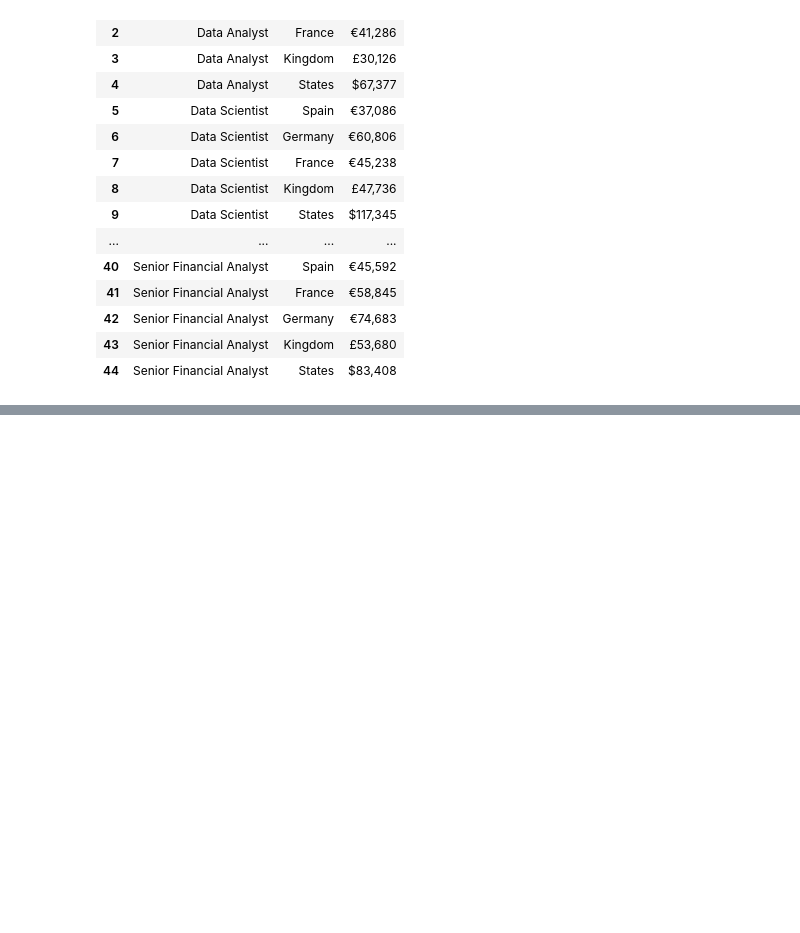
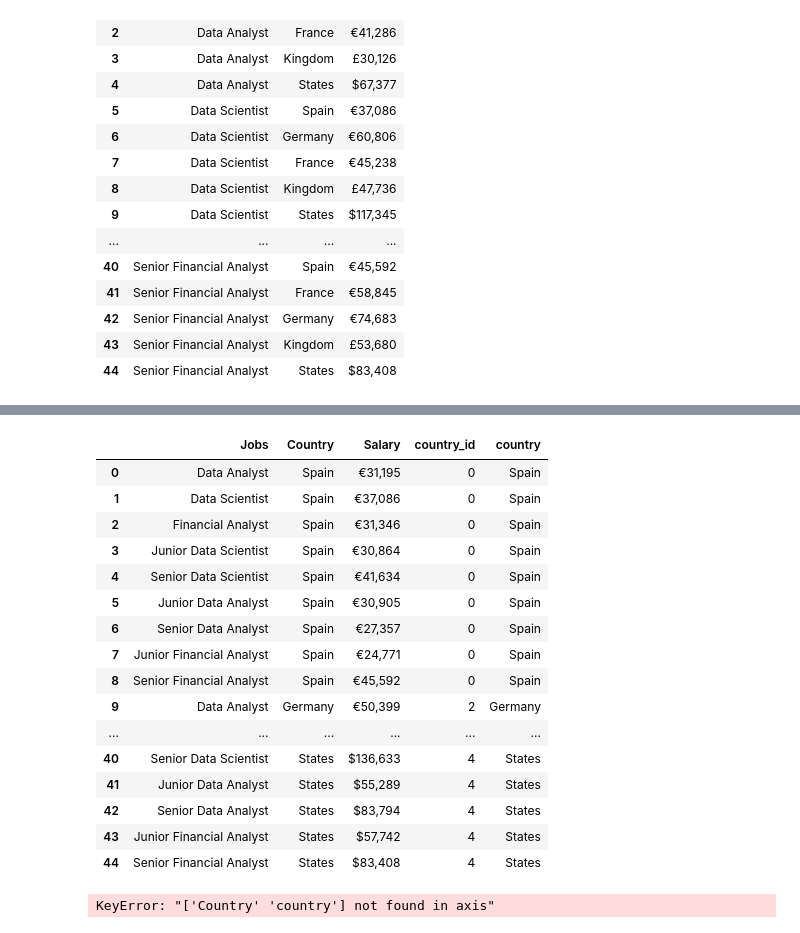
Before and after one commit to laurent-guerguy/Project-3-Our-Future-Data-Jobs-and-Salaries, a Jupyter notebook: Data_Thiefs (1).ipynb, the cells around one changed output, grey strips where cells are left out. Cells and saved outputs as stored; diff of their text form; code cells hidden in the pictures; blank space fills up the shorter version.

Commit message:
Last stand of salaries data

```diff
--- a/Data_Thiefs (1).ipynb
+++ b/Data_Thiefs (1).ipynb
@@ -73,3 +73,7 @@ df_salaries
 | 42 | Senior Financial Analyst | Germany | €74,683 |
 | 43 | Senior Financial Analyst | Kingdom | £53,680 |
 | 44 | Senior Financial Analyst | States | $83,408 |
+# %%
+country_table = pd.DataFrame(["Spain", "France", "Germany", "Kingdom", "States"])
+# %%
+country_table = country_table.reset_index()
@@ -75,0 +89,2 @@ df_salaries
+# %%
+country_table.columns = ("country_id", "country")
@@ -75,0 +102,26 @@ df_salaries
+# %%
+df_salaries = df_salaries.merge(country_table, left_on="Country", right_on="country")
+# %%
+df_salaries
+# %% [output]
+|  | Jobs | Country | Salary | country_id | country |
+| 0 | Data Analyst | Spain | €31,195 | 0 | Spain |
+| 1 | Data Scientist | Spain | €37,086 | 0 | Spain |
+| 2 | Financial Analyst | Spain | €31,346 | 0 | Spain |
+| 3 | Junior Data Scientist | Spain | €30,864 | 0 | Spain |
+| 4 | Senior Data Scientist | Spain | €41,634 | 0 | Spain |
+| 5 | Junior Data Analyst | Spain | €30,905 | 0 | Spain |
+| 6 | Senior Data Analyst | Spain | €27,357 | 0 | Spain |
+| 7 | Junior Financial Analyst | Spain | €24,771 | 0 | Spain |
+| 8 | Senior Financial Analyst | Spain | €45,592 | 0 | Spain |
+| 9 | Data Analyst | Germany | €50,399 | 2 | Germany |
+| ... | ... | ... | ... | ... | ... |
+| 40 | Senior Data Scientist | States | $136,633 | 4 | States |
+| 41 | Junior Data Analyst | States | $55,289 | 4 | States |
+| 42 | Senior Data Analyst | States | $83,794 | 4 | States |
+| 43 | Junior Financial Analyst | States | $57,742 | 4 | States |
+| 44 | Senior Financial Analyst | States | $83,408 | 4 | States |
+# %%
+df_salaries_cleaned = df_salaries.drop(columns=["Country", "country"], axis=1)
+# %% [output]
+KeyError: "['Country' 'country'] not found in axis"
```
Also changed, not shown: parts of 9 cells of this notebook, 3 other files.
